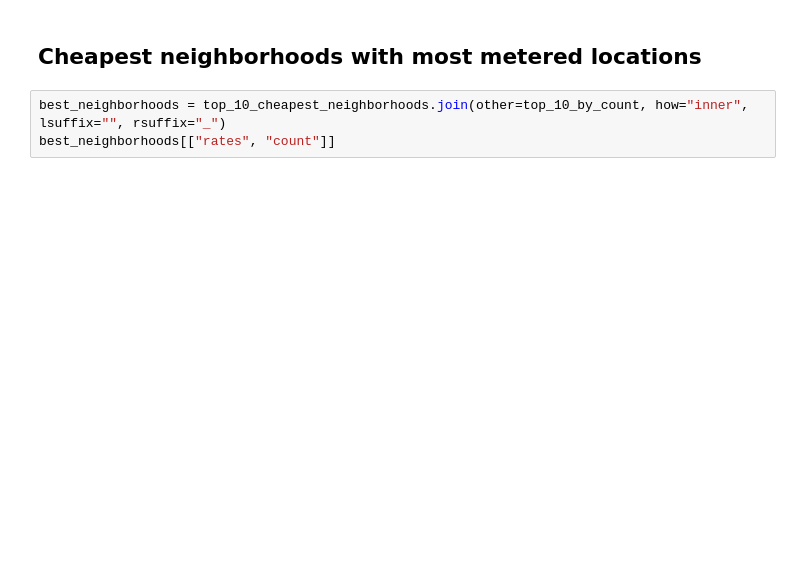
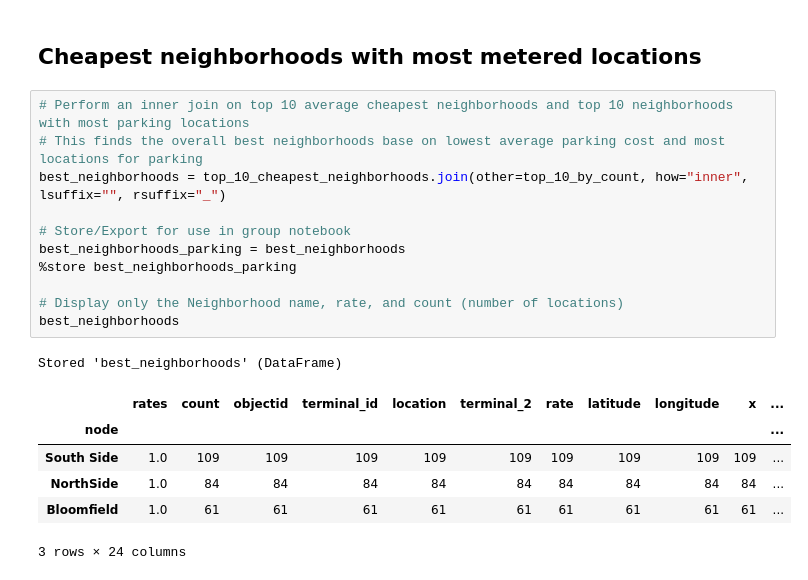
Before and after one commit to Elsklivet/big-ideas-final, a Jupyter notebook: datasets/parking/parking.ipynb, the cells around one changed output. Saved outputs shown, nothing was run; the diff lists cells and outputs as text; blank space fills up the shorter version.

```diff
--- a/datasets/parking/parking.ipynb
+++ b/datasets/parking/parking.ipynb
@@ -58,5 +169,21 @@ top_10_cheapest_neighborhoods
 # %% [markdown]
 ## Cheapest neighborhoods with most metered locations
-# %%
-best_neighborhoods = top_10_cheapest_neighborhoods.join(other=top_10_by_count, how="inner", lsuffix="", rsuffix="_")
-best_neighborhoods[["rates", "count"]]
+# %%
+# Perform an inner join on top 10 average cheapest neighborhoods and top 10 neighborhoods with most parking locations
+# This finds the overall best neighborhoods base on lowest average parking cost and most locations for parking
+best_neighborhoods = top_10_cheapest_neighborhoods.join(other=top_10_by_count, how="inner", lsuffix="", rsuffix="_")
+
+# Store/Export for use in group notebook
+best_neighborhoods_parking = best_neighborhoods
+%store best_neighborhoods_parking
+
+# Display only the Neighborhood name, rate, and count (number of locations)
+best_neighborhoods
+# %% [output]
+Stored 'best_neighborhoods' (DataFrame)
+|  | rates | count | objectid | terminal_id | location | terminal_2 | rate | latitude | longitude | x | ... |
+| node |  |  |  |  |  |  |  |  |  |  | ... |
+| South Side | 1.0 | 109 | 109 | 109 | 109 | 109 | 109 | 109 | 109 | 109 | ... |
+| NorthSide | 1.0 | 84 | 84 | 84 | 84 | 84 | 84 | 84 | 84 | 84 | ... |
+| Bloomfield | 1.0 | 61 | 61 | 61 | 61 | 61 | 61 | 61 | 61 | 61 | ... |
+3 rows × 24 columns
```
Also changed, not shown: parts of 12 cells of this notebook.
